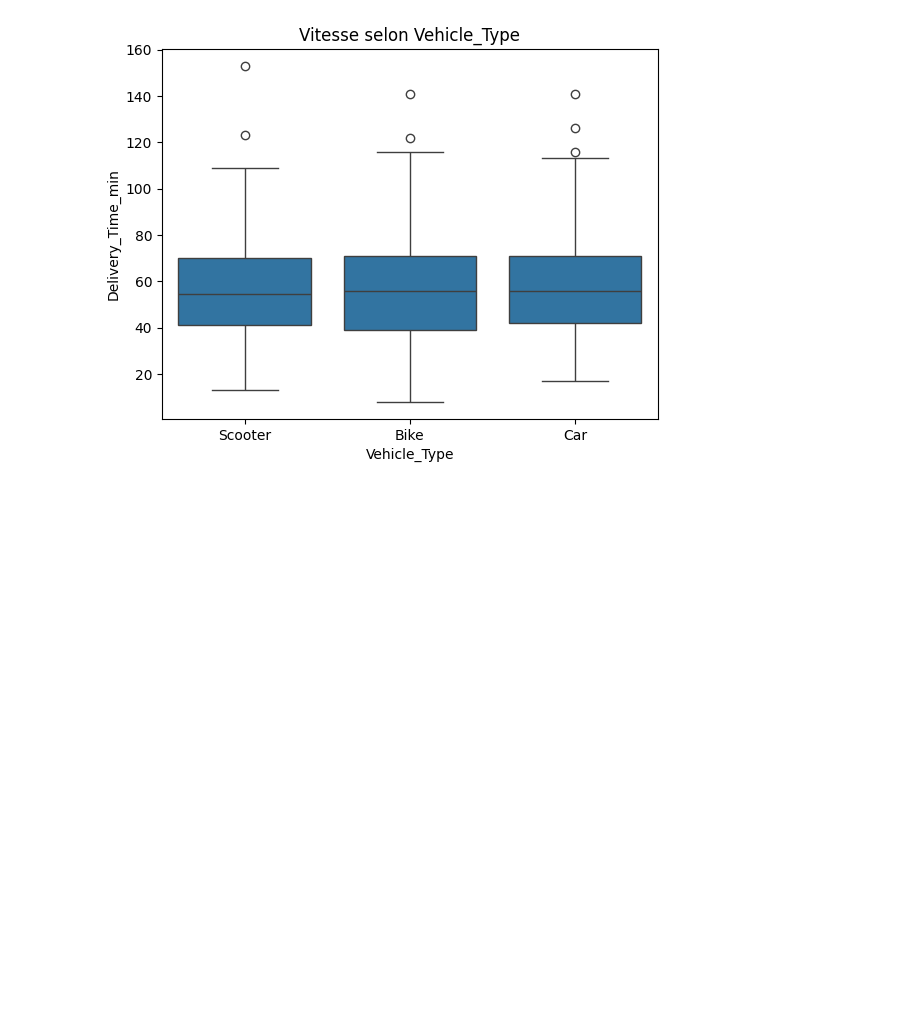
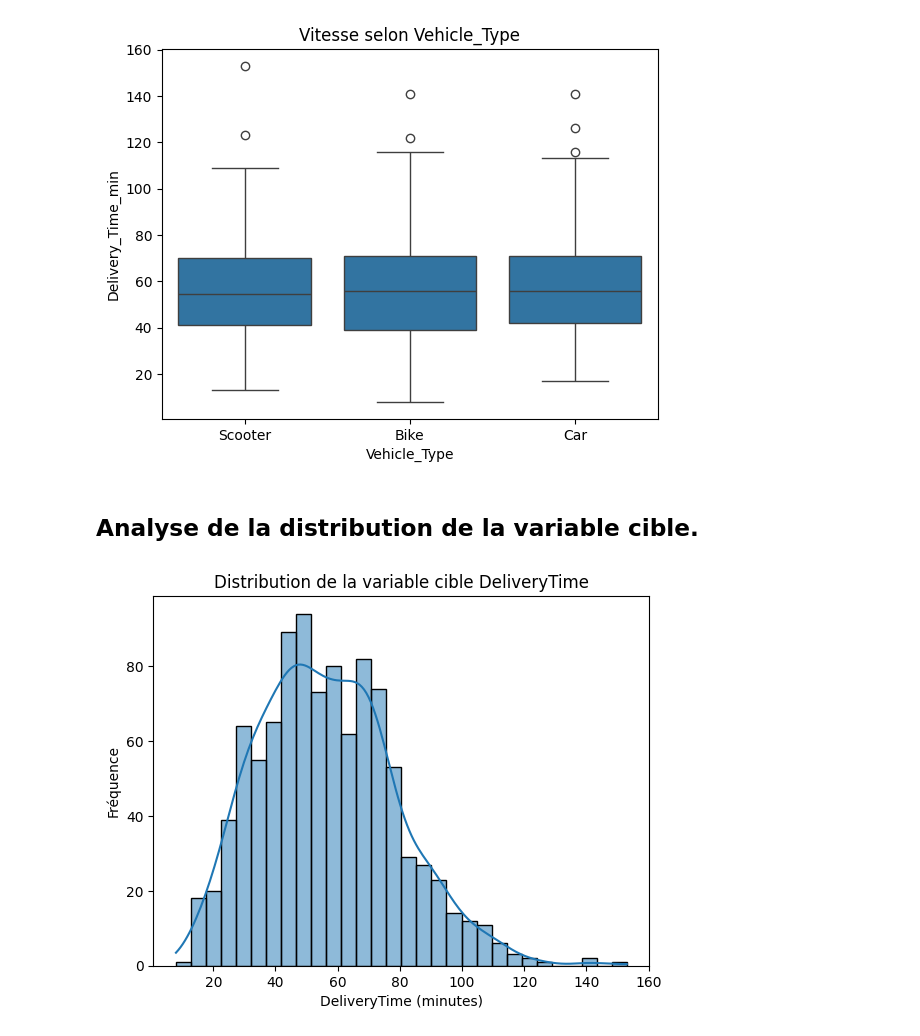
Before and after one commit to YassineGharabi/Brief-2_Pr-diction-du-Temps-de-Livraison, a Jupyter notebook: Notebook.ipynb, the cells around one changed output. Drawn from its saved outputs; the diff is of its cells as text; code cells hidden in the pictures; blank space fills up the shorter version.

Commit message:
Analyse de la distribution de la variable cible.

```diff
--- a/Notebook.ipynb
+++ b/Notebook.ipynb
@@ -121,3 +121,13 @@ for col in categorial_cols:
 [figure]
 [figure]
 [figure]
+# %% [markdown]
+## Analyse de la distribution de la variable cible.
+# %%
+sns.histplot( data["Delivery_Time_min"] , kde=True , bins=30 )
+plt.title("Distribution de la variable cible DeliveryTime")
+plt.xlabel("DeliveryTime (minutes)")
+plt.ylabel("Fréquence")
+plt.show()
+# %% [output]
+[figure, added]
```
